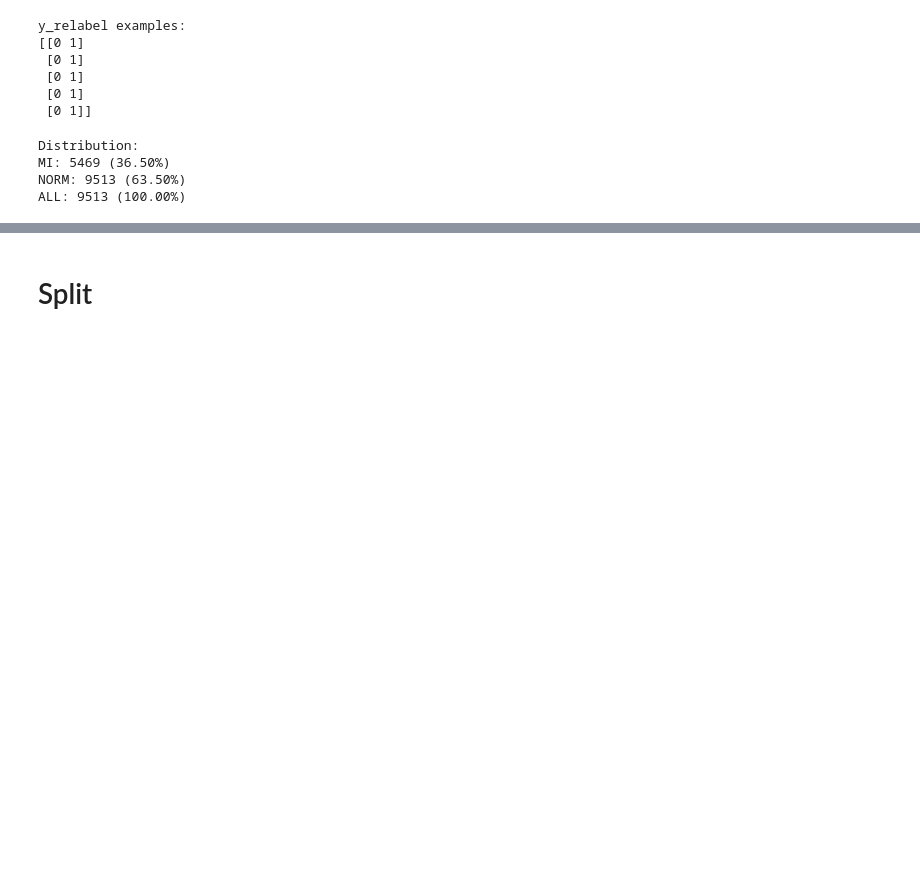
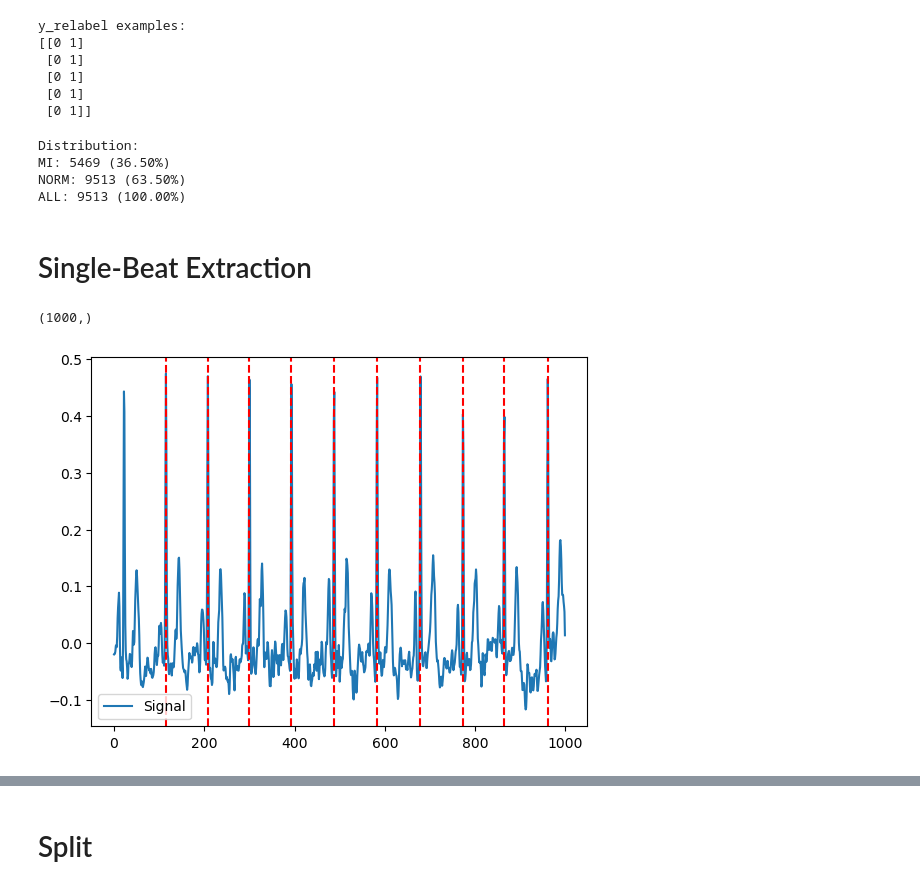
Before and after one commit to AliceKitchkin/ECG_xAI, a Jupyter notebook: notebooks/01_data_pipeline.ipynb, the cells around one changed output, grey strips where cells are left out. Saved outputs shown, nothing was run; the diff lists cells and outputs as text; code cells hidden in the pictures; blank space fills up the shorter version.

```diff
--- a/notebooks/01_data_pipeline.ipynb
+++ b/notebooks/01_data_pipeline.ipynb
@@ -106,3 +106,5 @@ Distribution:
 MI: 5469 (36.50%)
 NORM: 9513 (63.50%)
 ALL: 9513 (100.00%)
+# %% [markdown]
+# Single-Beat Extraction
@@ -108,0 +113,16 @@ ALL: 9513 (100.00%)
+# %%
+X_lead1_sample = X[0][:, 0]
+X_lead1_sample.shape
+# %% [output]
+(1000,)
+# %%
+signals, info = nk.ecg_process(X_lead1_sample, sampling_rate=100)
+# %%
+# Extract clean ECG and R-peaks location
+rpeaks = info["ECG_R_Peaks"]
+cleaned_ecg = signals["ECG_Clean"]
+# %%
+# Visualize R-peaks in ECG signal
+plot = nk.events_plot(rpeaks, cleaned_ecg)
+# %% [output]
+[figure, added]
```
Also changed, not shown: parts of 6 cells of this notebook.
